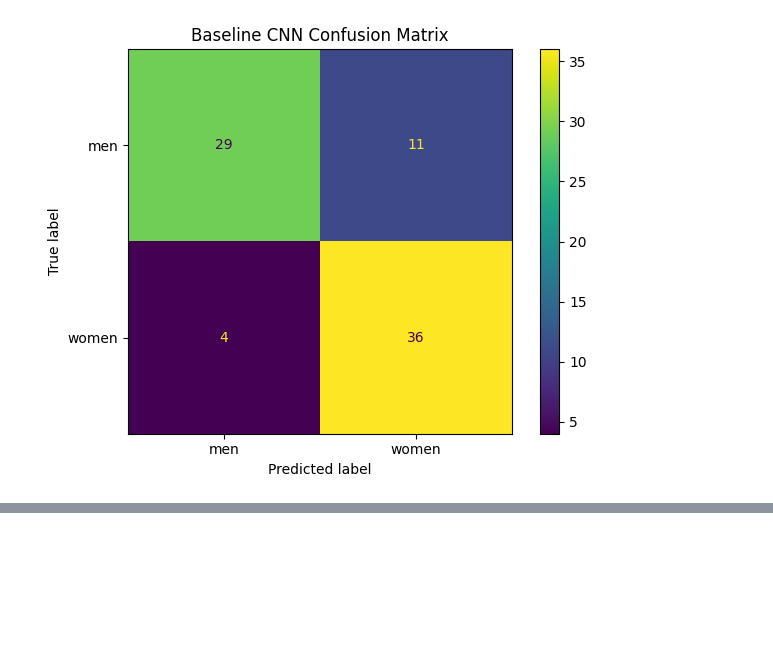
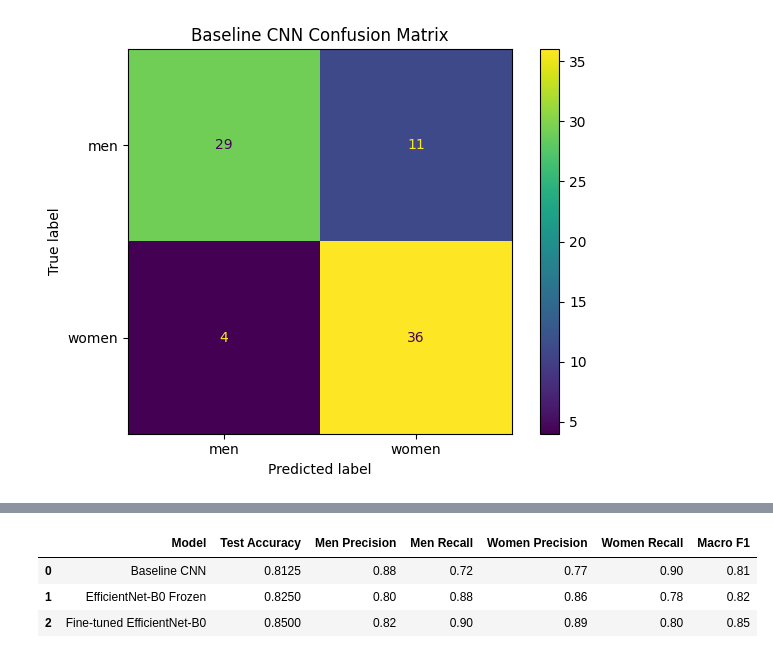
Before and after one commit to myahid1/Gender_Classification_Project, a Jupyter notebook: notebooks/01_eda.ipynb, the cells around one changed output, grey strips where cells are left out. Cells and saved outputs as stored; diff of their text form; code cells hidden in the pictures; blank space fills up the shorter version.

```diff
--- a/notebooks/01_eda.ipynb
+++ b/notebooks/01_eda.ipynb
@@ -475,0 +753,46 @@ plt.show()
+# %%
+model_metrics = pd.DataFrame({
+    "Model": [
+        "Baseline CNN",
+        "EfficientNet-B0 Frozen",
+        "Fine-tuned EfficientNet-B0"
+    ],
+    "Test Accuracy": [
+        0.8125,
+        0.8250,
+        0.8500
+    ],
+    "Men Precision": [
+        0.88,
+        0.80,
+        0.82
+    ],
+    "Men Recall": [
+        0.72,
+        0.88,
+        0.90
+    ],
+    "Women Precision": [
+        0.77,
+        0.86,
+        0.89
+    ],
+    "Women Recall": [
+        0.90,
+        0.78,
+        0.80
+    ],
+    "Macro F1": [
+        0.81,
+        0.82,
+        0.85
+    ]
+})
+
+model_metrics.to_csv("../results/model_metrics_comparison.csv", index=False)
+model_metrics
+# %% [output]
+|  | Model | Test Accuracy | Men Precision | Men Recall | Women Precision | Women Recall | Macro F1 |
+| 0 | Baseline CNN | 0.8125 | 0.88 | 0.72 | 0.77 | 0.90 | 0.81 |
+| 1 | EfficientNet-B0 Frozen | 0.8250 | 0.80 | 0.88 | 0.86 | 0.78 | 0.82 |
+| 2 | Fine-tuned EfficientNet-B0 | 0.8500 | 0.82 | 0.90 | 0.89 | 0.80 | 0.85 |
```
Also changed, not shown: parts of 24 cells of this notebook, 2 other files.
